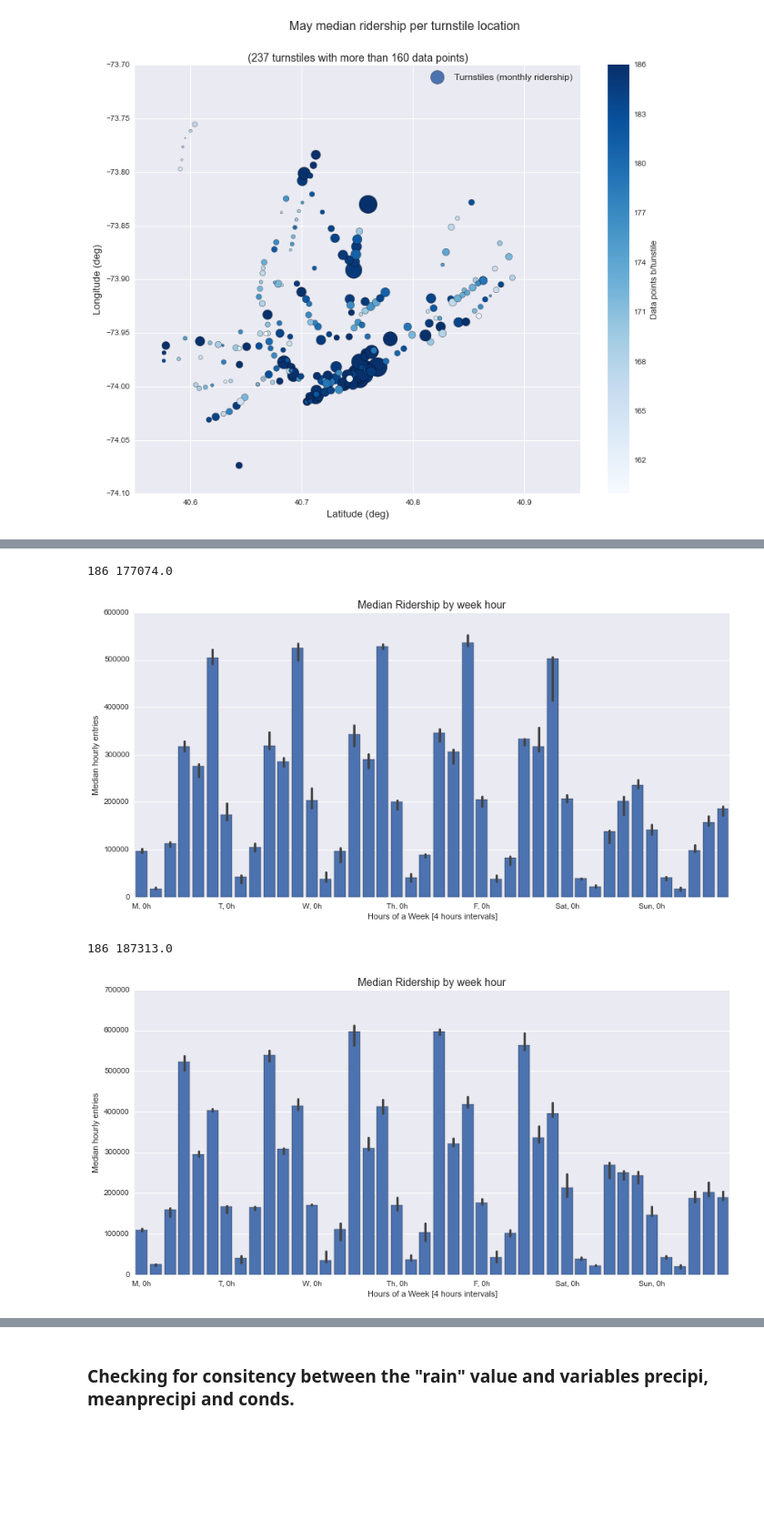
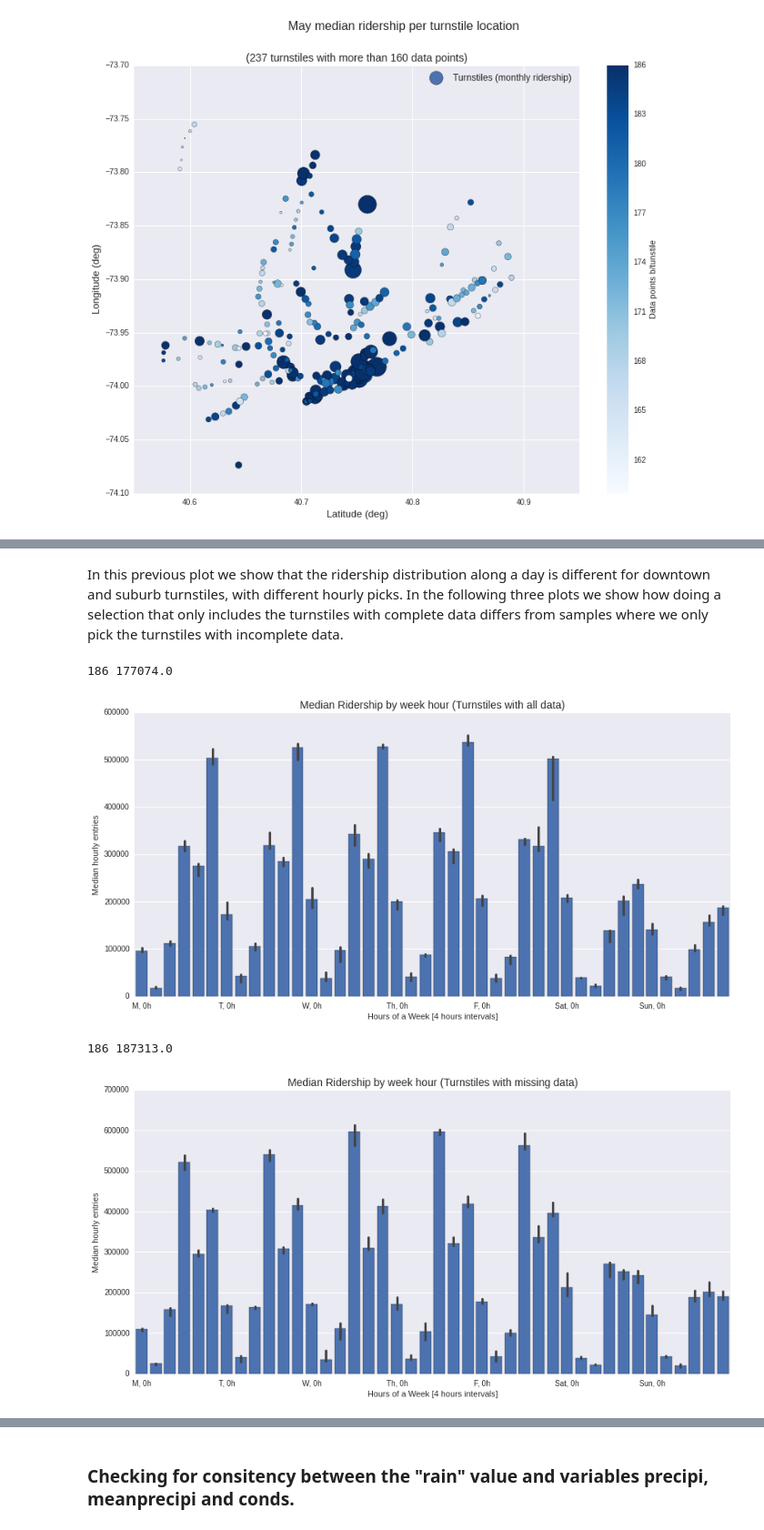
Before and after one commit to gornes/IntroToDS, a Jupyter notebook: Project1.ipynb, the cells around one changed output, grey strips where cells are left out. Shown at 91% size. Cells and saved outputs as stored; diff of their text form; code cells hidden in the pictures; blank space fills up the shorter version.

```diff
--- a/Project1.ipynb
+++ b/Project1.ipynb
@@ -39,17 +39,17 @@ We load the data set from the given csv file into a Pandas DataFrame instance. T
 
 * Also, an `hour_week` column is created: this column represents the *hours of the week*, an integer with a value between 0 and 167, where 0 is Monday at 00:00 hours and 167 is Sunday at 23:00 hours.
 # %%
-dataim = pd.read_csv(
+improved_df = pd.read_csv(
     '/home/itoledo/Dropbox/OnlineClass/Udacity/'
     'Project1/improved-dataset/improved-dataset/turnstile_weather_v2.csv')
-dataim['dateTime'] = dataim.apply(
+improved_df['dateTime'] = improved_df.apply(
     lambda r: pd.datetime.strptime(r['datetime'], '%Y-%m-%d %H:%M:%S'), axis=1)
-dataim = dataim.set_index('dateTime', drop=False)
-dataim['hour_week'] = dataim.day_week * 24. + dataim.hour
-dataim['day'] = dataim.index.day
-dataim['week'] = dataim.index.week
-print "The number of entries in the data set is: %d" % len(dataim)
-print "The number of turnstiles is: %d" % len(dataim.UNIT.unique())
+improved_df = improved_df.set_index('dateTime', drop=False)
+improved_df['hour_week'] = improved_df.day_week * 24. + improved_df.hour
+improved_df['day'] = improved_df.index.day
+improved_df['week'] = improved_df.index.week
+print "The number of entries in the data set is: %d" % len(improved_df)
+print "The number of turnstiles is: %d" % len(improved_df.UNIT.unique())
 # %% [output]
 The number of entries in the data set is: 42649
 The number of turnstiles is: 240
@@ -156,4 +156,4 @@ After studying the 3 clear outliers, units R260, R295 and R459, we decide to got
 # %%
 # Remove outlier turnstiles
-dataim = dataim.query('UNIT not in ["R260", "R295", "R459"]')
+improved_df = improved_df.query('UNIT not in ["R260", "R295", "R459"]')
 # %% [markdown]
@@ -211,11 +211,11 @@ comp_turn = data_per_turnstile.query('ENTRIESn_hourly > 185').UNIT.unique()
 tn_c = len(comp_turn)
 
 # Complete data subsample
-data_comp = dataim.query('UNIT in @comp_turn')
+data_comp = improved_df.query('UNIT in @comp_turn')
 g_turns_median_c = data_comp.groupby('UNIT', as_index=False).median()[['latitude', 'longitude', 'ENTRIESn_hourly']]
 
 # Incomplete data subsample
-data_incomp = dataim.query('UNIT not in @comp_turn')
+data_incomp = improved_df.query('UNIT not in @comp_turn')
 g_turns_median_i = data_incomp.groupby('UNIT', as_index=False).median()[['latitude', 'longitude', 'ENTRIESn_hourly']]
 # number of turnstiles with incomplete data
 tn_i = len(data_incomp.UNIT.unique())
@@ -254,39 +254,41 @@ plt.title('Distribution of entries by time of the day for differen turnstiles',
+# %% [markdown]
+In this previous plot we show that the ridership distribution along a day is different for downtown and suburb turnstiles, with different hourly picks. In the following three plots we show how doing a selection that only includes the turnstiles with complete data differs from samples where we only pick the turnstiles with incomplete data.
 # %%
-syst_comp = data_comp.groupby('dateTime').sum()[['ENTRIESn_hourly', 'precipi']]
+nycsub_complete = data_comp.groupby('dateTime').sum()[['ENTRIESn_hourly', 'precipi']]
 
-syst_comp['hour'] = syst_comp.index.hour
-syst_comp['day_week'] = syst_comp.index.dayofweek
-syst_comp['day'] = syst_comp.index.day
-syst_comp['hour_week'] = syst_comp.hour + syst_comp.day_week * 24.
+nycsub_complete['hour'] = nycsub_complete.index.hour
+nycsub_complete['day_week'] = nycsub_complete.index.dayofweek
+nycsub_complete['day'] = nycsub_complete.index.day
+nycsub_complete['hour_week'] = nycsub_complete.hour + nycsub_complete.day_week * 24.
 
-face = sns.factorplot('hour_week', 'ENTRIESn_hourly', data=syst_comp.query('day < 29'),
+face = sns.factorplot('hour_week', 'ENTRIESn_hourly', data=nycsub_complete.query('day < 29'),
                       estimator=np.median, size=6, aspect=2, ci=95)
 plt.xticks([0.,6., 12, 18, 24, 30, 36],
            ['M, 0h', 'T, 0h', 'W, 0h', 'Th, 0h', 'F, 0h', 'Sat, 0h', 'Sun, 0h'])
 face.set_xlabels('Hours of a Week [4 hours intervals]')
 face.set_ylabels('Median hourly entries')
-plt.title('Median Ridership by week hour', size=14)
-print len(syst_comp), np.median(syst_comp.ENTRIESn_hourly)
+plt.title('Median Ridership by week hour (Turnstiles with all data)', size=14)
+print len(nycsub_complete), np.median(nycsub_complete.ENTRIESn_hourly)
 # %% [output]
 186 177074.0
-[figure, old version]
+[figure, new version]
 # %%
-syst_incomp = data_incomp.groupby('dateTime').sum()[['ENTRIESn_hourly', 'precipi']]
+nycsub_incomplete = data_incomp.groupby('dateTime').sum()[['ENTRIESn_hourly', 'precipi']]
 
-syst_incomp['hour'] = syst_incomp.index.hour
-syst_incomp['day_week'] = syst_incomp.index.dayofweek
-syst_incomp['day'] = syst_incomp.index.day
-syst_incomp['hour_week'] = syst_incomp.hour + syst_incomp.day_week * 24.
+nycsub_incomplete['hour'] = nycsub_incomplete.index.hour
+nycsub_incomplete['day_week'] = nycsub_incomplete.index.dayofweek
+nycsub_incomplete['day'] = nycsub_incomplete.index.day
+nycsub_incomplete['hour_week'] = nycsub_incomplete.hour + nycsub_incomplete.day_week * 24.
 
-face = sns.factorplot('hour_week', 'ENTRIESn_hourly', data=syst_incomp.query('day < 29'),
+face = sns.factorplot('hour_week', 'ENTRIESn_hourly', data=nycsub_incomplete.query('day < 29'),
                       estimator=np.median, size=6, aspect=2, ci=95)
 plt.xticks([0.,6., 12, 18, 24, 30, 36],
            ['M, 0h', 'T, 0h', 'W, 0h', 'Th, 0h', 'F, 0h', 'Sat, 0h', 'Sun, 0h'])
 face.set_xlabels('Hours of a Week [4 hours intervals]')
 face.set_ylabels('Median hourly entries')
-plt.title('Median Ridership by week hour', size=14)
-print len(syst_incomp), np.median(syst_incomp.ENTRIESn_hourly)
+plt.title('Median Ridership by week hour (Turnstiles with missing data)', size=14)
+print len(nycsub_incomplete), np.median(nycsub_incomplete.ENTRIESn_hourly)
 # %% [output]
 186 187313.0
-[figure, old version]
+[figure, new version]
 # %%
```
Also changed, not shown: parts of 33 cells of this notebook, 3 other files.
